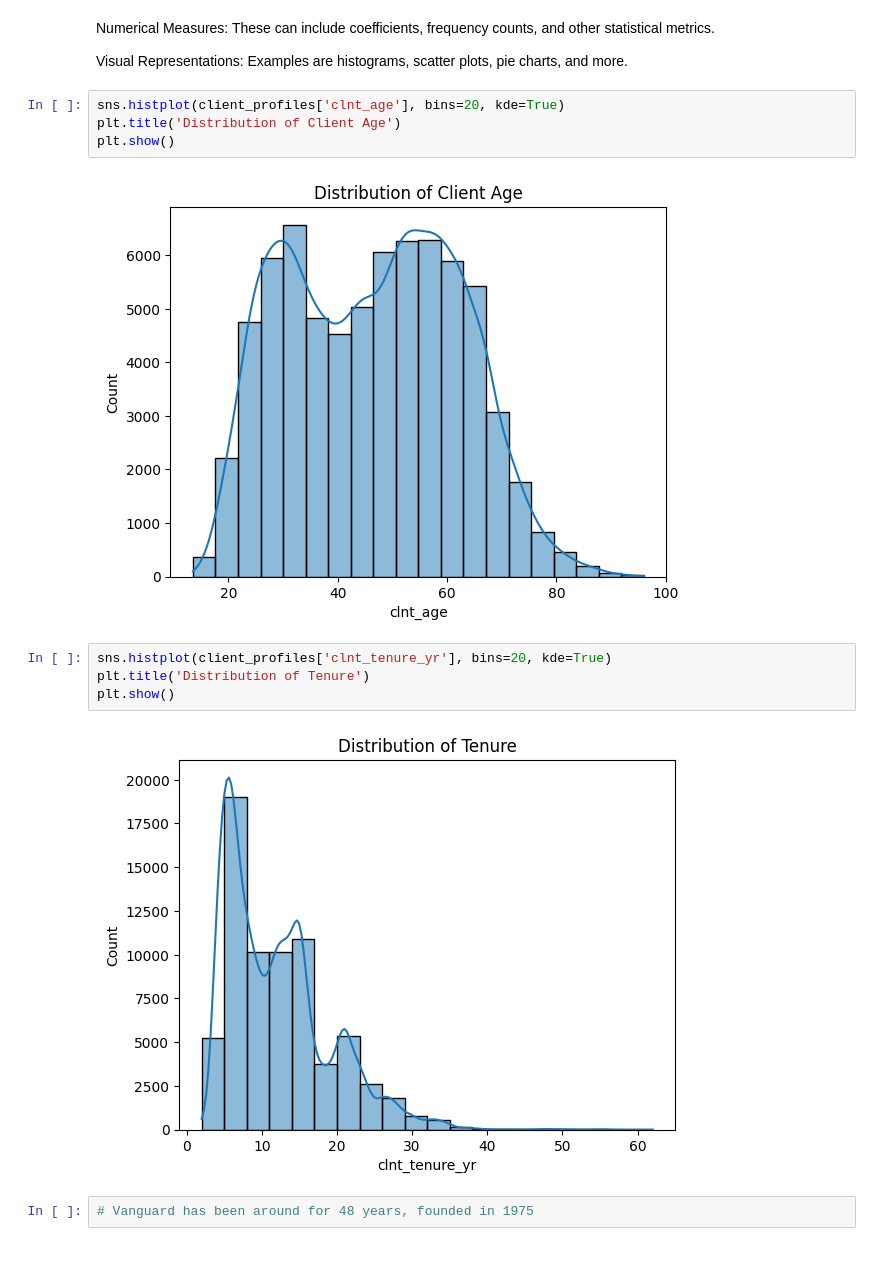
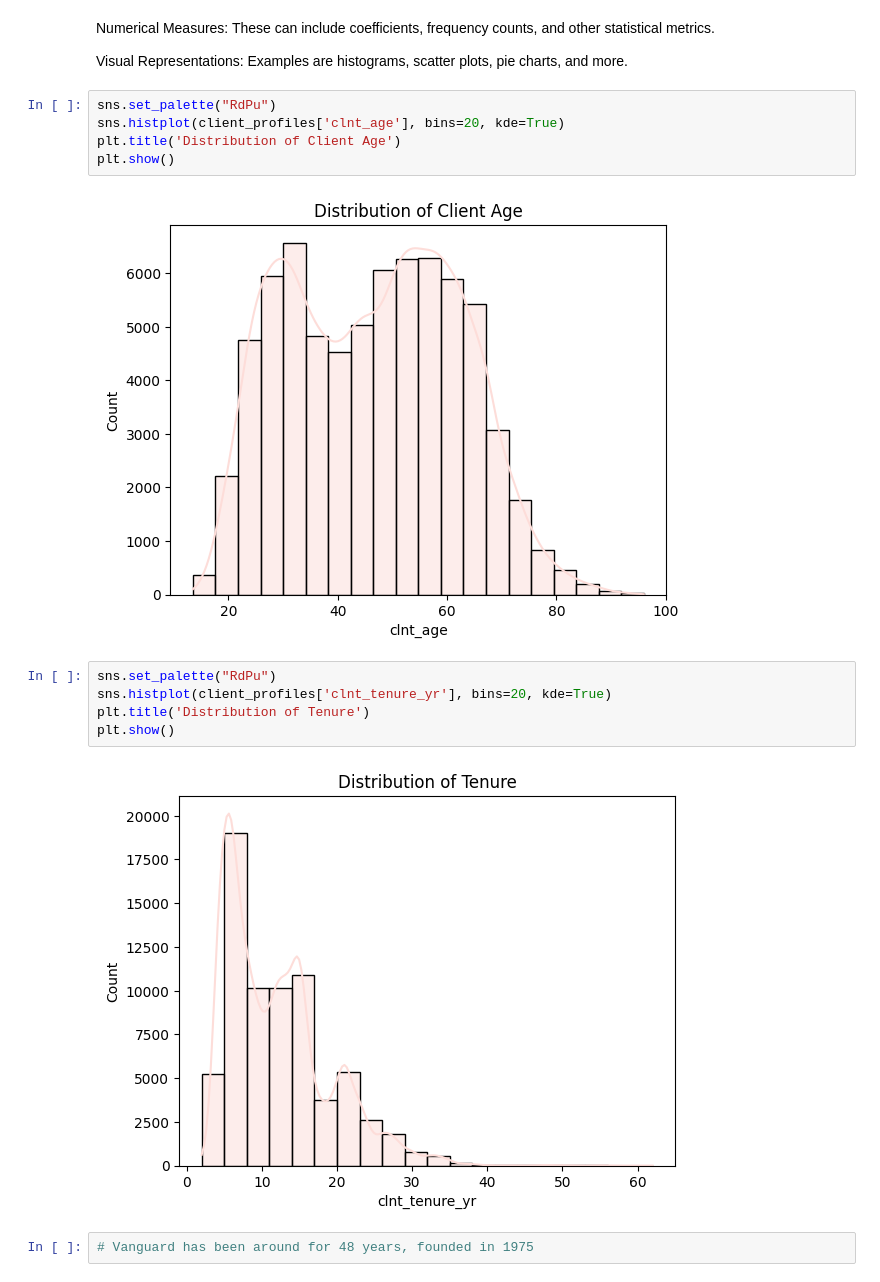
Before and after one commit to nlewism/Project-A-B-Testing-Analysis, a Jupyter notebook: src/jupyter notebook/Data Wrangling.ipynb, the cells around one changed output. Saved outputs shown, nothing was run; the diff lists cells and outputs as text.

```diff
--- a/src/jupyter notebook/Data Wrangling.ipynb
+++ b/src/jupyter notebook/Data Wrangling.ipynb
@@ -379,17 +165,19 @@ Numerical Measures: These can include coefficients, frequency counts, and other
 
 Visual Representations: Examples are histograms, scatter plots, pie charts, and more.
 # %%
+sns.set_palette("RdPu")
 sns.histplot(client_profiles['clnt_age'], bins=20, kde=True)
 plt.title('Distribution of Client Age')
 plt.show()
 # %% [output]
-[figure, old version]
+[figure, new version]
 # %%
+sns.set_palette("RdPu")
 sns.histplot(client_profiles['clnt_tenure_yr'], bins=20, kde=True)
 plt.title('Distribution of Tenure')
 plt.show()
 # %% [output]
-[figure, old version]
+[figure, new version]
 # %%
 # Vanguard has been around for 48 years, founded in 1975
 # %%
```
Also changed, not shown: parts of 124 cells of this notebook.
